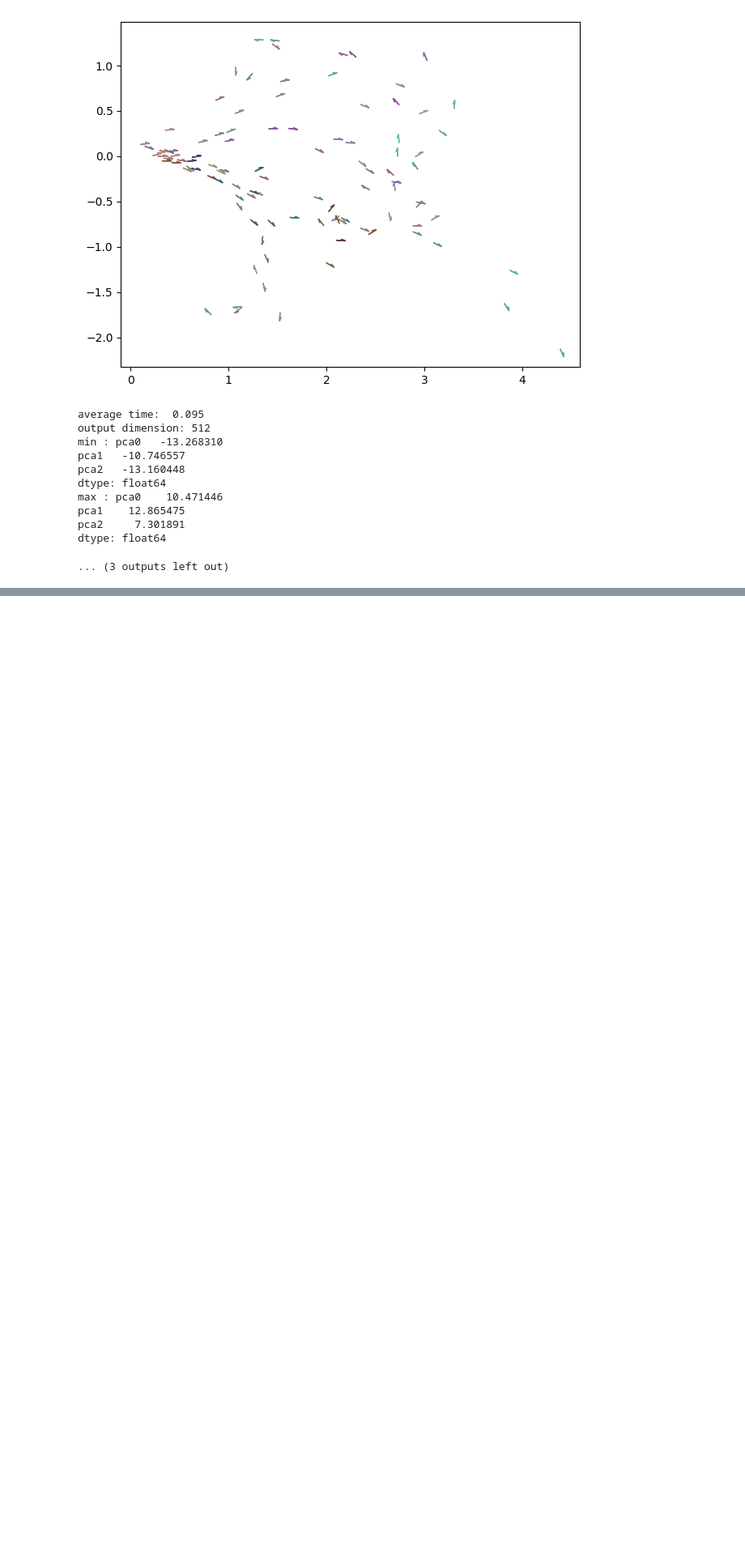
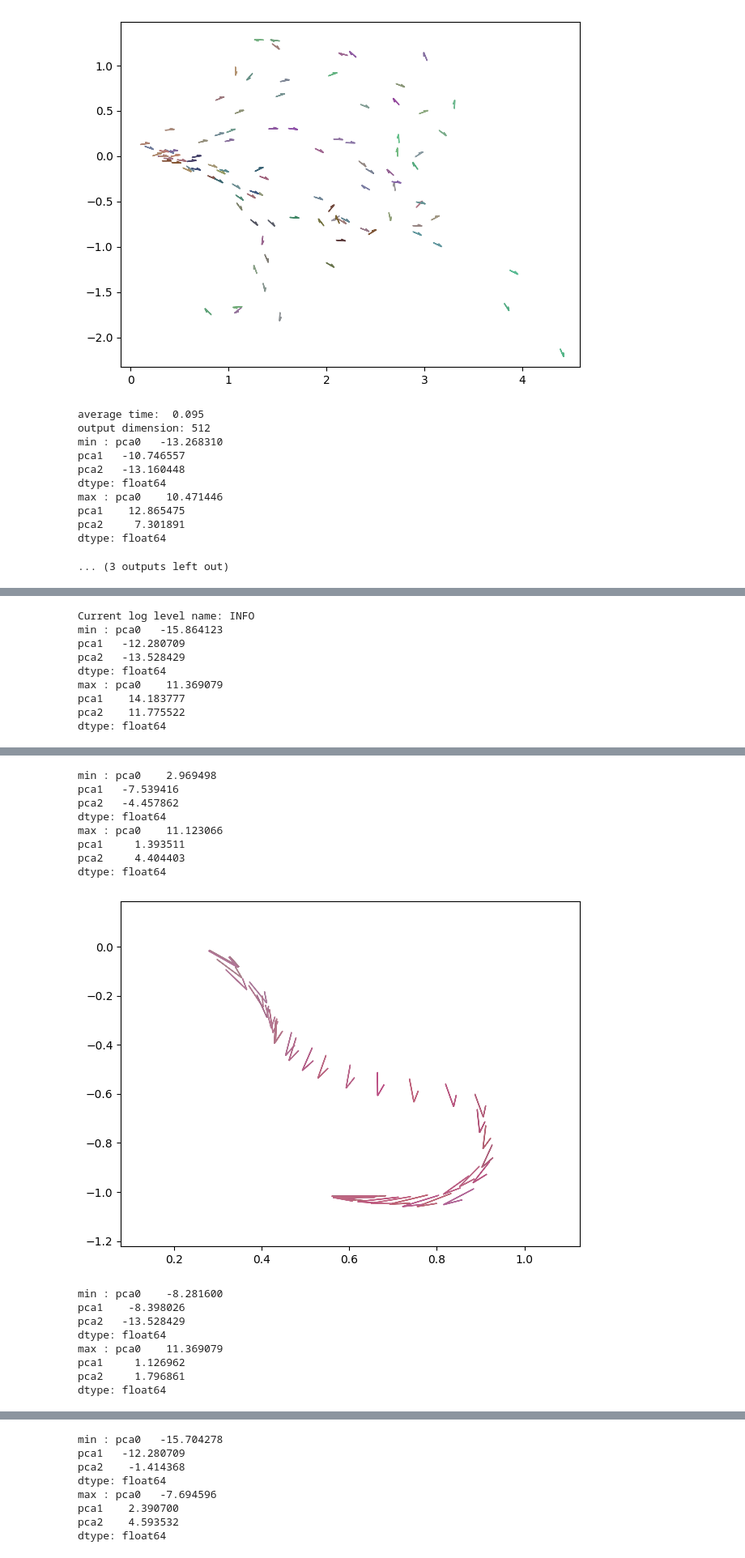
Before and after one commit to blu-y/cmap, a Jupyter notebook: ex/dim_reduct_pca.ipynb, the cells around one changed output, grey strips where cells are left out. Shown at 81% size. Drawn from its saved outputs; the diff is of its cells as text; code cells hidden in the pictures; blank space fills up the shorter version.

```diff
--- a/ex/dim_reduct_pca.ipynb
+++ b/ex/dim_reduct_pca.ipynb
@@ -215,3 +232,31 @@ pca1    12.865475
 pca2     7.301891
 dtype: float64
 ... (3 outputs left out)
+# %%
+### from existing pca profile
+# Load and select data & CLIP
+rh, df, ids = load_dataset('RGBD_1', scale=None)
+dfs = separate_session(df)
+# for i, df in enumerate(dfs):
+i = 0; df = dfs[0]
+try:
+    df = df.sort_values("timestamp")
+    df = df.reset_index(drop=True)
+    ids = get_ids(df)
+    fn = 's'+str(i+1)
+    clip = CLIP(model='ViT-B-32', fn=fn)
+    df_s, df_f = clip.encode_rh(rh, df, ids)
+    # PCA
+    pca = PCA(profile='./result/pca_profile.pkl')
+    df_p = pca.transform(df_f)
+    df_p = pca_color(df_p)
+    plot_viewpoint(df_p, 5, color=True)
+    dfr = separate_room(df_f)
+    for j, df_ in enumerate(dfr):
+        # PCA
+        pca = PCA(profile='./result/pca_profile.pkl')
+        df_p = pca.transform(df_)
+        df_p = pca_color(df_p)
+        plot_viewpoint(df_p, 5, color=True)
+except: pass
+# %% [output]
@@ -217,0 +264,9 @@ dtype: float64
+Current log level name: INFO
+min : pca0   -15.864123
+pca1   -12.280709
+pca2   -13.528429
+dtype: float64
+max : pca0    11.369079
+pca1    14.183777
+pca2    11.775522
+dtype: float64
@@ -217,0 +274,17 @@ dtype: float64
+min : pca0    2.969498
+pca1   -7.539416
+pca2   -4.457862
+dtype: float64
+max : pca0    11.123066
+pca1     1.393511
+pca2     4.404403
+dtype: float64
+[figure, added]
+min : pca0    -8.281600
+pca1    -8.398026
+pca2   -13.528429
+dtype: float64
+max : pca0    11.369079
+pca1     1.126962
+pca2     1.796861
+dtype: float64
@@ -217,0 +292,8 @@ dtype: float64
+min : pca0   -15.704278
+pca1   -12.280709
+pca2    -1.414368
+dtype: float64
+max : pca0   -7.694596
+pca1    2.390700
+pca2    4.593532
+dtype: float64
```
Also changed, not shown: parts of 2 cells of this notebook, 2 other files.
